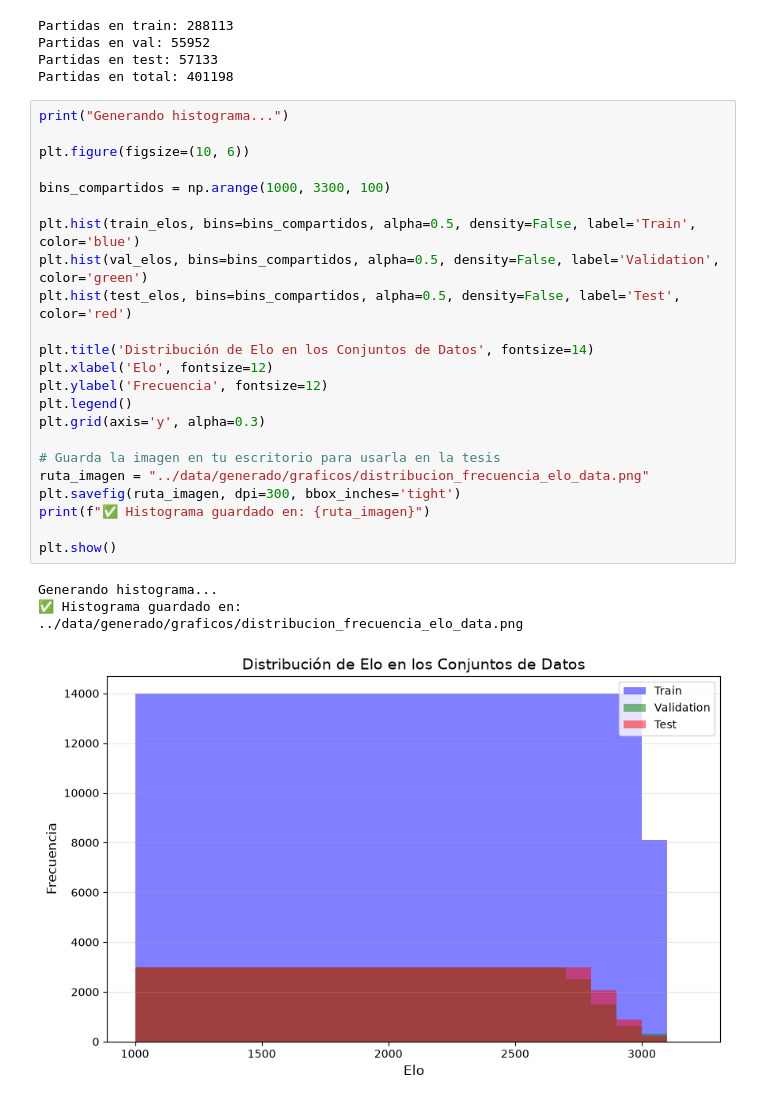
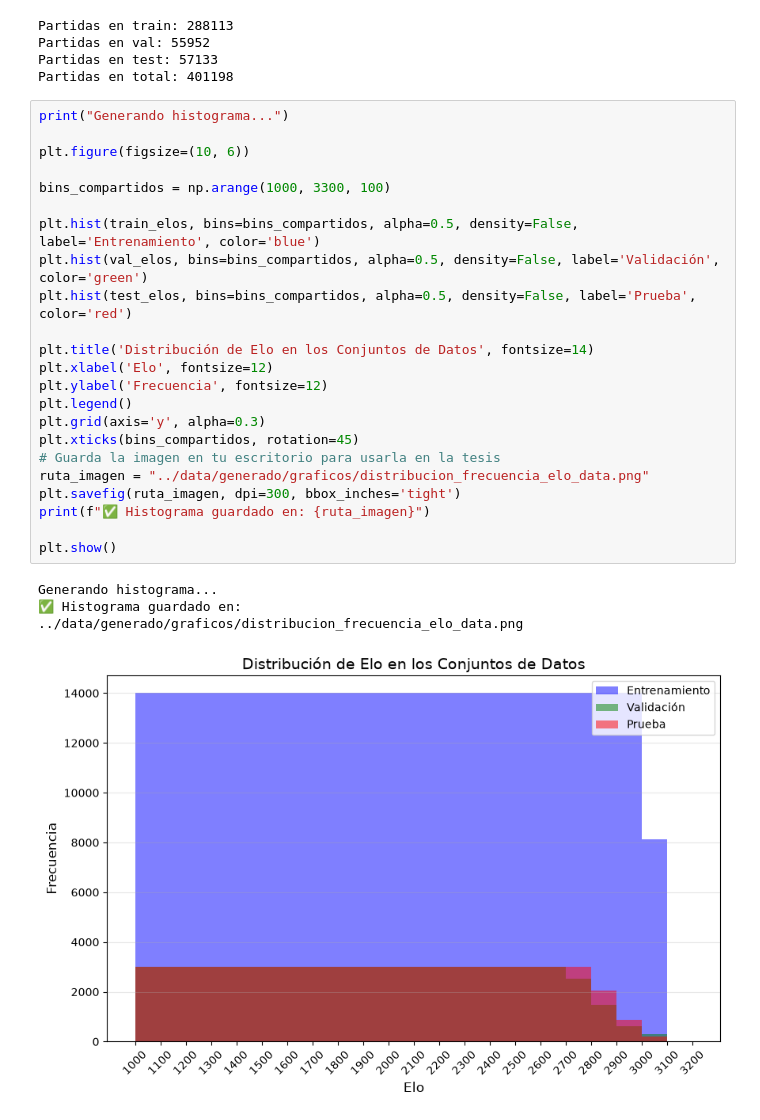
Before and after one commit to agustinlp5/tesis_chess, a Jupyter notebook: notebooks/tercer_preprocesamiento.ipynb, the cells around one changed output. Cells and saved outputs as stored; diff of their text form.

```diff
--- a/notebooks/tercer_preprocesamiento.ipynb
+++ b/notebooks/tercer_preprocesamiento.ipynb
@@ -192,29 +192,29 @@ Partidas en total: 401198
 # %%
 print("Generando histograma...")
 
 plt.figure(figsize=(10, 6))
 
 bins_compartidos = np.arange(1000, 3300, 100)
 
-plt.hist(train_elos, bins=bins_compartidos, alpha=0.5, density=False, label='Train', color='blue')
-plt.hist(val_elos, bins=bins_compartidos, alpha=0.5, density=False, label='Validation', color='green')
-plt.hist(test_elos, bins=bins_compartidos, alpha=0.5, density=False, label='Test', color='red')
+plt.hist(train_elos, bins=bins_compartidos, alpha=0.5, density=False, label='Entrenamiento', color='blue')
+plt.hist(val_elos, bins=bins_compartidos, alpha=0.5, density=False, label='Validación', color='green')
+plt.hist(test_elos, bins=bins_compartidos, alpha=0.5, density=False, label='Prueba', color='red')
 
 plt.title('Distribución de Elo en los Conjuntos de Datos', fontsize=14)
 plt.xlabel('Elo', fontsize=12)
 plt.ylabel('Frecuencia', fontsize=12)
 plt.legend()
 plt.grid(axis='y', alpha=0.3)
-
+plt.xticks(bins_compartidos, rotation=45)
 # Guarda la imagen en tu escritorio para usarla en la tesis
 ruta_imagen = "../data/generado/graficos/distribucion_frecuencia_elo_data.png"
 plt.savefig(ruta_imagen, dpi=300, bbox_inches='tight')
 print(f"✅ Histograma guardado en: {ruta_imagen}")
 
 plt.show()
 # %% [output]
 Generando histograma...
 ✅ Histograma guardado en: ../data/generado/graficos/distribucion_frecuencia_elo_data.png
-[figure, old version]
+[figure, new version]
 # %%
 plt.figure(figsize=(10, 6))
```
Also changed, not shown: parts of 1 cell of this notebook, 3 other files.
